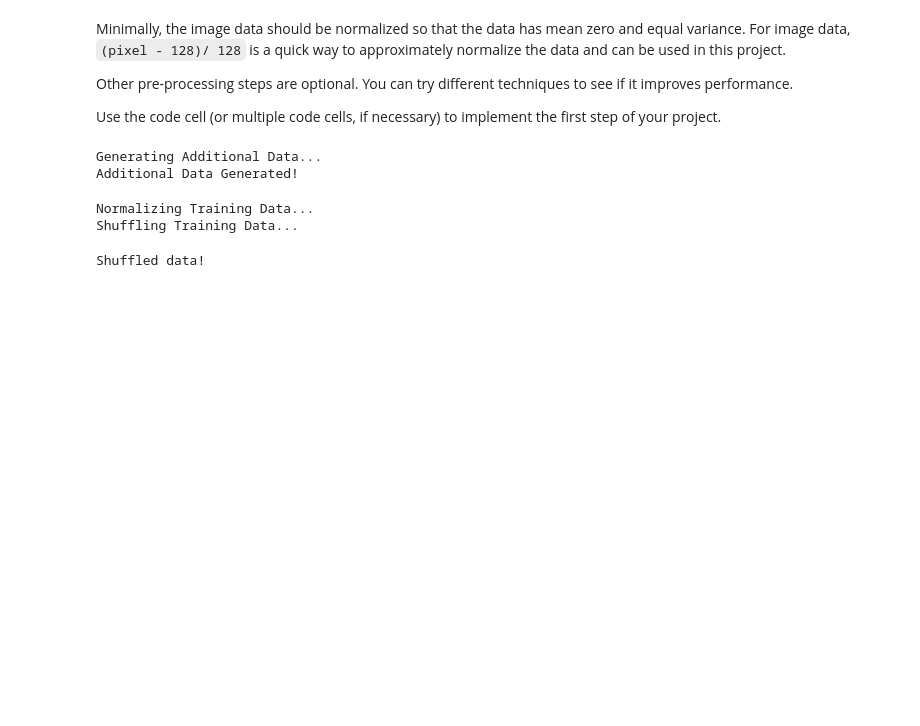
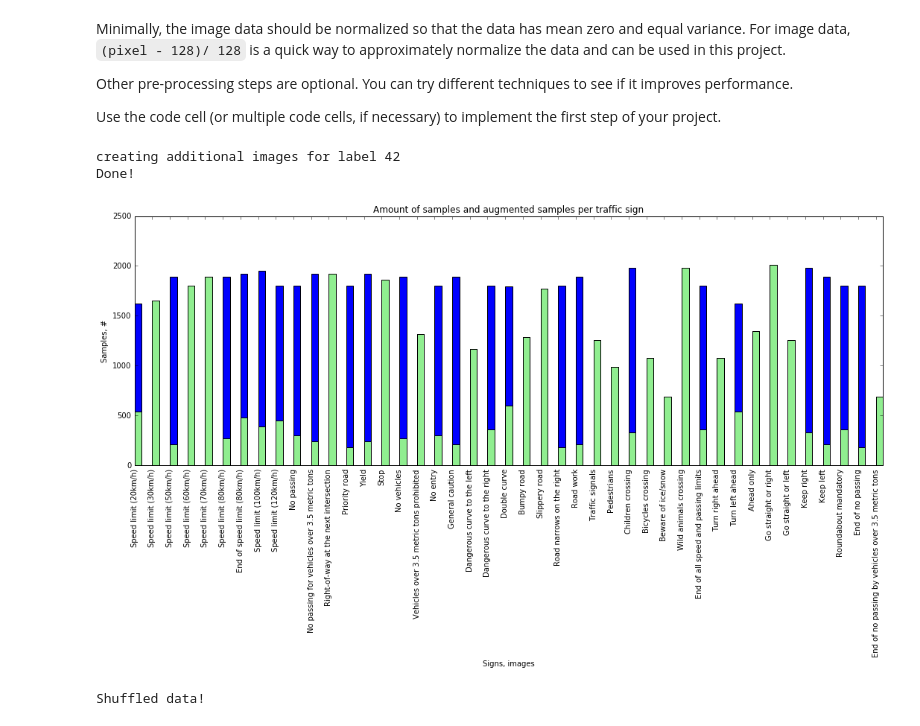
Before and after one commit to Grety/CarND-Traffic-Sign-Classifier-Project, a Jupyter notebook: Traffic_Sign_Classifier.ipynb, the cells around one changed output. Drawn from its saved outputs; the diff is of its cells as text; code cells hidden in the pictures; blank space fills up the shorter version.

```diff
--- a/Traffic_Sign_Classifier.ipynb
+++ b/Traffic_Sign_Classifier.ipynb
@@ -194,29 +207,56 @@ X_train, X_validation, y_train, y_validation = train_test_split(X_train,y_train,
 # %%
 ### Preprocess the data here.
 
-print('Generating Additional Data...')
-angles = [-2, 2, -4, 4, -6, 6, -8, 8, 10,-10]
+def augment_poorly_represented_classes(X, y):
+    angles = [random.uniform(-3.0, 3.0) for i in enumerate(range(10))]
+    print(angles)
+    X_augmented = X
+    y_augmented = y
 
-for i in range(len(frequencies)):
-    input_ratio = min(int(np.max(frequencies) / frequencies[i]) - 1, len(angles) - 1)
+    for i in range(len(frequencies)):
+        input_ratio = min(int(np.max(frequencies) / frequencies[i]) - 1, len(angles) - 1)
 
-    if input_ratio <= 1:
-        continue
+        if input_ratio <= 1:
+            continue
 
-    new_features = []
-    new_labels = []
-    mask = np.where(y_train == i)
+        clear_output(wait=True)
+        print('creating additional images for label', i)
+        new_images = []
+        new_labels = []
+        mask = np.where(y == i)
 
-    for j in range(input_ratio):
-        for feature in X_train[mask]:
-            new_features.append(scipy.ndimage.rotate(feature, angles[j], reshape=False))
-            new_labels.append(i)
+        for j in range(input_ratio):
+            for feature in X[mask]:
+                new_images.append(scipy.ndimage.rotate(feature, angles[j], reshape=False))
+                new_labels.append(i)
 
-    X_train = np.append(X_train, new_features, axis=0)
-    y_train = np.append(y_train, new_labels, axis=0)
+        X_augmented = np.append(X_augmented, new_images, axis=0)
+        y_augmented = np.append(y_augmented, new_labels, axis=0)
 
-print('Additional Data Generated!')
+    print('Done!')
+    return X_augmented, y_augmented
-# %% [output]
-Generating Additional Data...
-Additional Data Generated!
+# %%
+X_train_augmented, y_train_augmented = augment_poorly_represented_classes(X_train, y_train)
+# %% [output]
+creating additional images for label 42
+Done!
+# %%
+label_names = readLabelNames();
+figure = plt.figure()
+figure.set_size_inches((18,6))
+ax = figure.add_subplot(111)
+ax.set_ylabel('Samples, #')
+ax.set_xlabel('Signs, images')
+ax.set_title('Amount of samples and augmented samples per traffic sign')
+
+unique_labels = unique(y_train);
+labels = (label_names[str(labelId)] for labelId in unique_labels);
+frequencies = np.bincount(y_train_augmented)
+old_frequencies = np.bincount(y_train)
+plt.xticks(unique_labels, labels, rotation='vertical')
+ax.bar(unique_labels, frequencies, width=2/5, color='blue',label='Augmented Samples')
+ax.bar(unique_labels, old_frequencies, width=2/5, color='lightgreen',label='Samples')
+plt.show()
+# %% [output]
+[figure, added]
 # %%
@@ -233,10 +269,0 @@ for i in range(len(X_train)):
-# %%
-#return
-print('Normalizing Training Data...')
-X_train = X_train / 255. * 0.8 + 0.1
-
-print('Shuffling Training Data...')
-X_train, y_train = shuffle(X_train, y_train)
-# %% [output]
-Normalizing Training Data...
-Shuffling Training Data...
```
Also changed, not shown: parts of 28 cells of this notebook.
